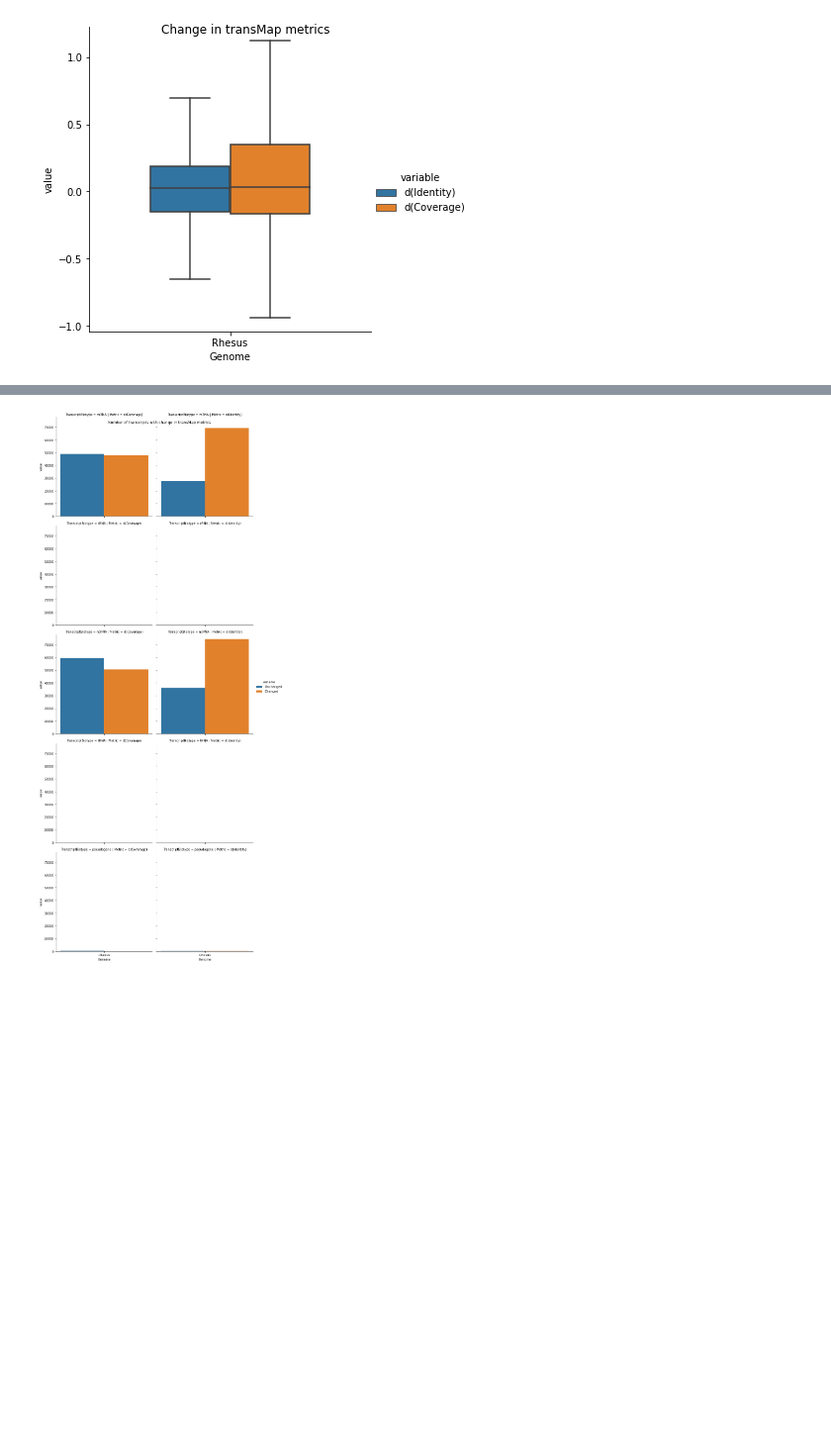
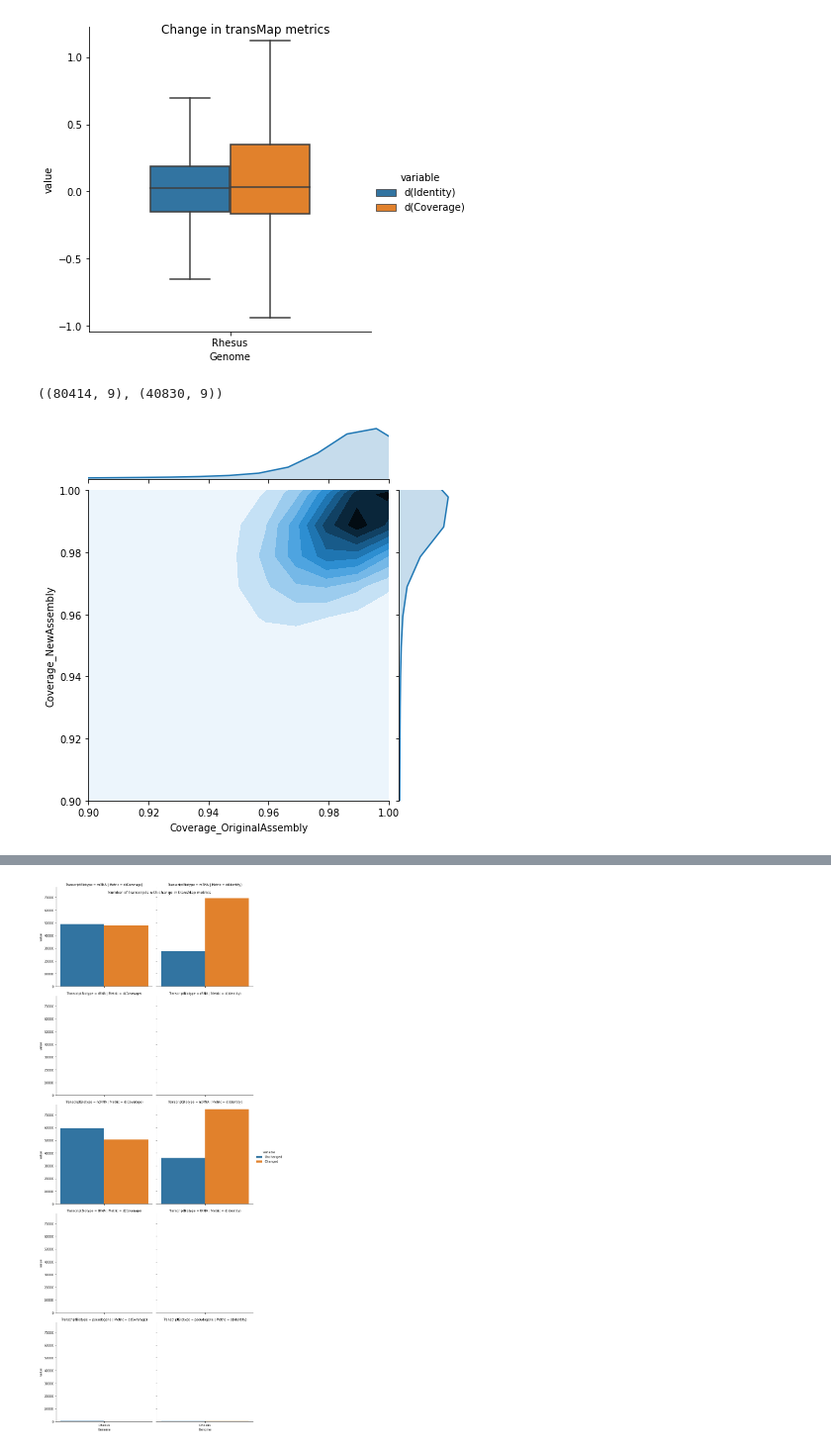
Before and after one commit to UCSantaCruzComputationalGenomicsLab/primates-2020, a Jupyter notebook: notebooks/compare_old_assemblies-rhesus-only.ipynb, the cells around one changed output, grey strips where cells are left out. Shown at 99% size. Saved outputs shown, nothing was run; the diff lists cells and outputs as text; code cells hidden in the pictures; blank space fills up the shorter version.

```diff
--- a/notebooks/compare_old_assemblies-rhesus-only.ipynb
+++ b/notebooks/compare_old_assemblies-rhesus-only.ipynb
@@ -43,3 +43,12 @@ g = sns.catplot(data=m[m.value != 0], kind='box', x='Genome', y='value', hue='va
 _ = g.fig.suptitle('Change in transMap metrics')
 # %% [output]
 [figure]
+# %%
+q = df[(df['Coverage_NewAssembly'] - df['Coverage_OriginalAssembly']) != 0]
+df.shape, q.shape
+# %% [output]
+((80414, 9), (40830, 9))
+# %%
+g = sns.jointplot(data=q, x='Coverage_OriginalAssembly', y='Coverage_NewAssembly', xlim=[0.9, 1], ylim=[0.9, 1], kind='kde')
+# %% [output]
+[figure, added]
```
Also changed, not shown: parts of 3 cells of this notebook, 1 other file.
